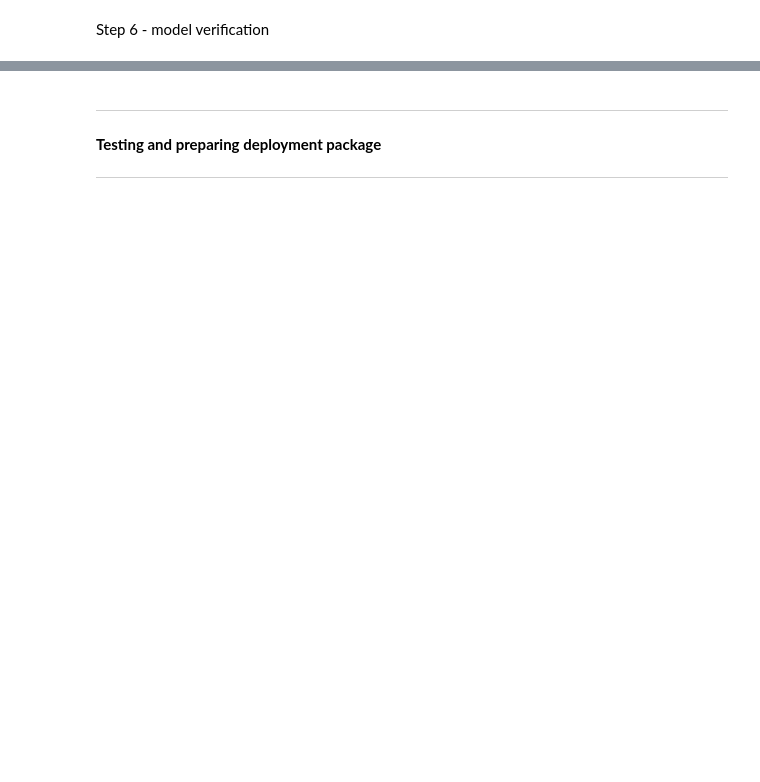
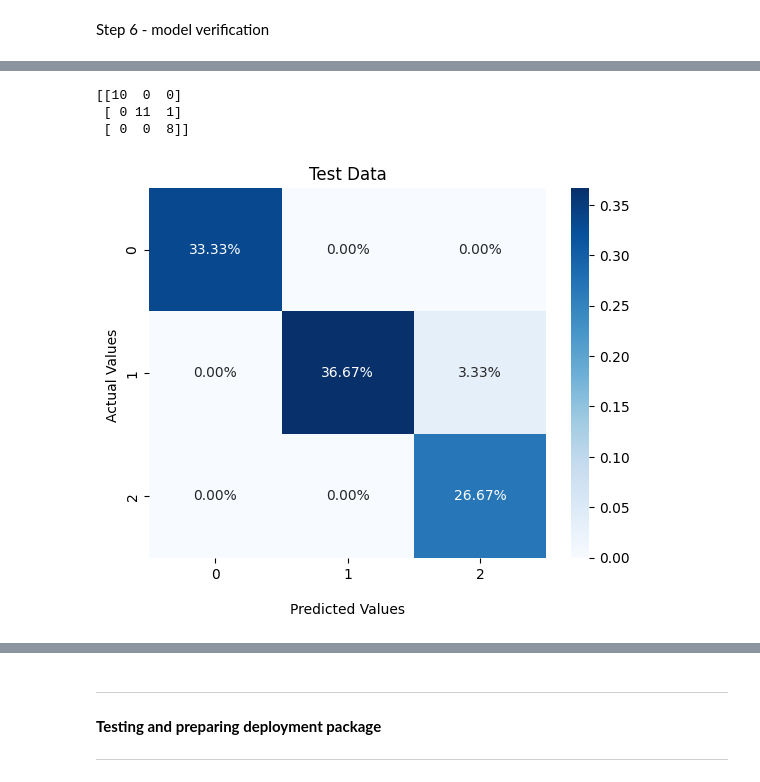
Before and after one commit to adalbertii/Modele---klasyfikacyjne, a Jupyter notebook: keras_classification_iris_case.ipynb, the cells around one changed output, grey strips where cells are left out. Saved outputs shown, nothing was run; the diff lists cells and outputs as text; code cells hidden in the pictures; blank space fills up the shorter version.

```diff
--- a/keras_classification_iris_case.ipynb
+++ b/keras_classification_iris_case.ipynb
@@ -89,0 +302,2 @@ model.evaluate(scaled_X_test,y_test,verbose=0)
+# %%
+y_pred = model.predict(scaled_X_test)
@@ -89,0 +306,22 @@ model.evaluate(scaled_X_test,y_test,verbose=0)
+# %%
+# Macierz konfuzji
+from sklearn.metrics import classification_report,confusion_matrix
+conf_test=confusion_matrix(y_test.argmax(axis=1), y_pred.argmax(axis=1))
+
+print(conf_test)
+# %% [output]
+[[10  0  0]
+ [ 0 11  1]
+ [ 0  0  8]]
+# %%
+ax = sns.heatmap(conf_test/np.sum(conf_test), annot=True,
+            fmt='.2%', cmap='Blues')
+
+ax.set_title('Test Data');
+ax.set_xlabel('\nPredicted Values')
+ax.set_ylabel('Actual Values ');
+
+
+plt.show()
+# %% [output]
+[figure, added]
```
Also changed, not shown: parts of 51 cells of this notebook.
